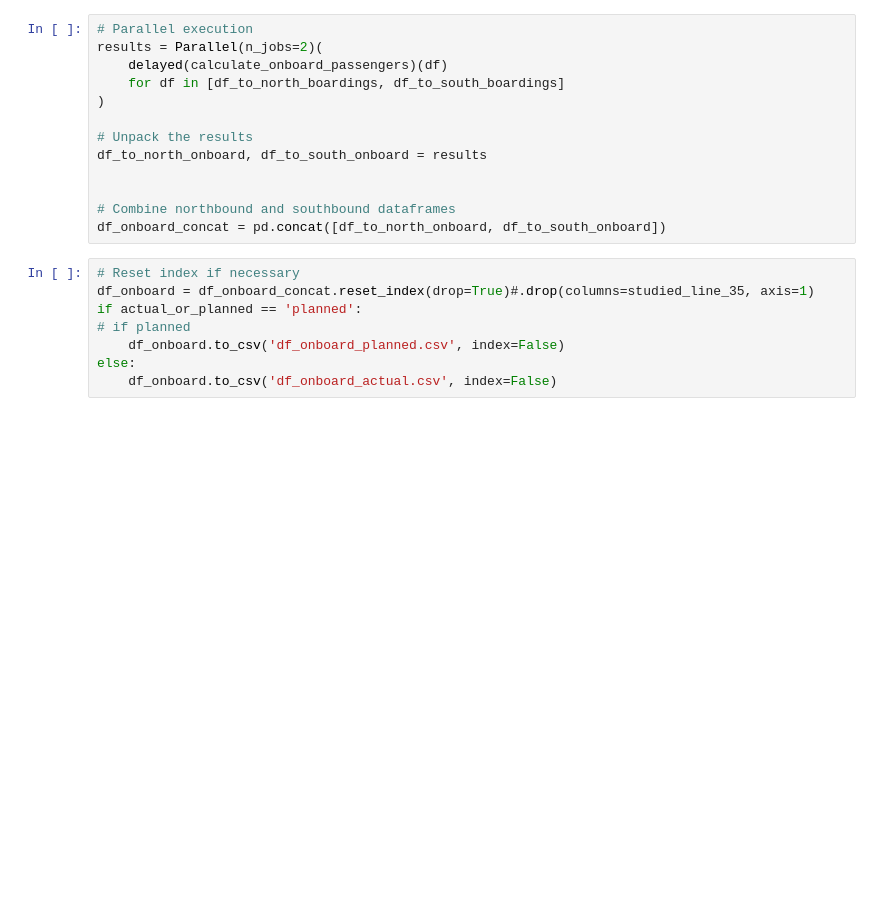
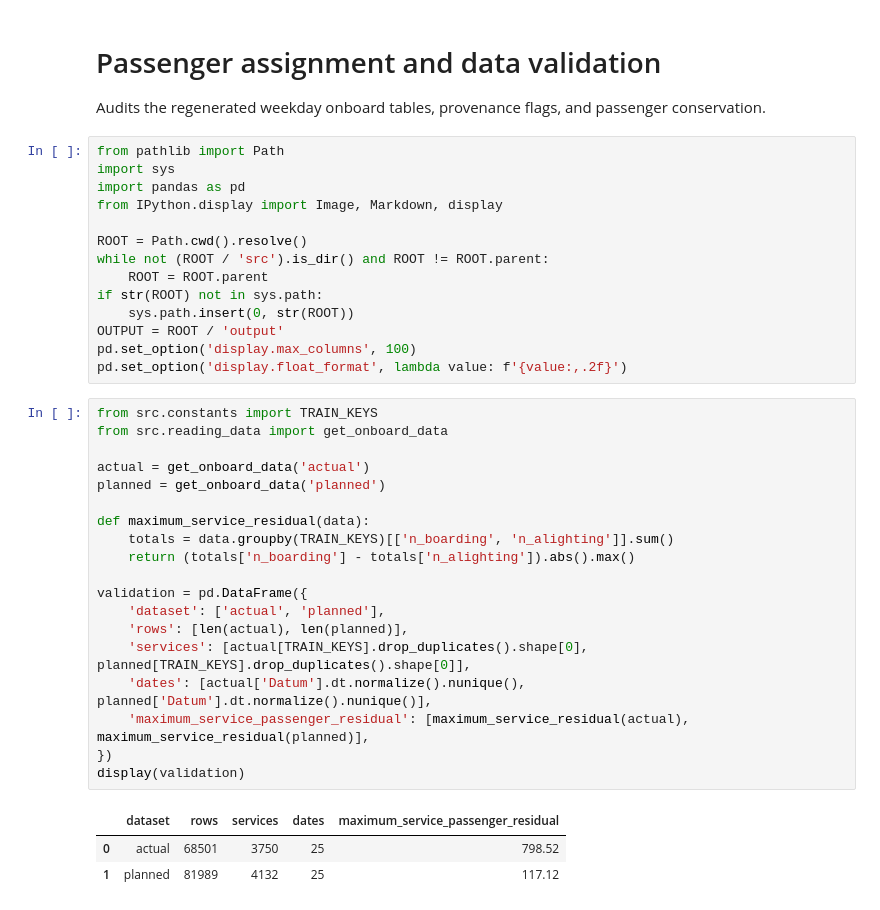
Before and after one commit to abdeaitali/k2-respunkt, a Jupyter notebook: vizualisation/viz_main_merge.ipynb, the cells around one changed output. Cells and saved outputs as stored; diff of their text form; blank space fills up the shorter version.

Commit message:
Revise passenger-centric punctuality analysis

```diff
--- a/vizualisation/viz_main_merge.ipynb
+++ b/vizualisation/viz_main_merge.ipynb
@@ -613,21 +1,41 @@ def calculate_onboard_passengers(df):
-# %%
-# Parallel execution
-results = Parallel(n_jobs=2)(
-    delayed(calculate_onboard_passengers)(df)
-    for df in [df_to_north_boardings, df_to_south_boardings]
-)
-
-# Unpack the results
-df_to_north_onboard, df_to_south_onboard = results
-
-
-# Combine northbound and southbound dataframes
-df_onboard_concat = pd.concat([df_to_north_onboard, df_to_south_onboard])
-# %%
-# Reset index if necessary
-df_onboard = df_onboard_concat.reset_index(drop=True)#.drop(columns=studied_line_35, axis=1)
-if actual_or_planned == 'planned':
-# if planned
-    df_onboard.to_csv('df_onboard_planned.csv', index=False)
-else:
-    df_onboard.to_csv('df_onboard_actual.csv', index=False)
+# %% [markdown]
+# Passenger assignment and data validation
+
+Audits the regenerated weekday onboard tables, provenance flags, and passenger conservation.
+# %%
+from pathlib import Path
+import sys
+import pandas as pd
+from IPython.display import Image, Markdown, display
+
+ROOT = Path.cwd().resolve()
+while not (ROOT / 'src').is_dir() and ROOT != ROOT.parent:
+    ROOT = ROOT.parent
+if str(ROOT) not in sys.path:
+    sys.path.insert(0, str(ROOT))
+OUTPUT = ROOT / 'output'
+pd.set_option('display.max_columns', 100)
+pd.set_option('display.float_format', lambda value: f'{value:,.2f}')
+# %%
+from src.constants import TRAIN_KEYS
+from src.reading_data import get_onboard_data
+
+actual = get_onboard_data('actual')
+planned = get_onboard_data('planned')
+
+def maximum_service_residual(data):
+    totals = data.groupby(TRAIN_KEYS)[['n_boarding', 'n_alighting']].sum()
+    return (totals['n_boarding'] - totals['n_alighting']).abs().max()
+
+validation = pd.DataFrame({
+    'dataset': ['actual', 'planned'],
+    'rows': [len(actual), len(planned)],
+    'services': [actual[TRAIN_KEYS].drop_duplicates().shape[0], planned[TRAIN_KEYS].drop_duplicates().shape[0]],
+    'dates': [actual['Datum'].dt.normalize().nunique(), planned['Datum'].dt.normalize().nunique()],
+    'maximum_service_passenger_residual': [maximum_service_residual(actual), maximum_service_residual(planned)],
+})
+display(validation)
+# %% [output]
+|  | dataset | rows | services | dates | maximum_service_passenger_residual |
+| 0 | actual | 68501 | 3750 | 25 | 798.52 |
+| 1 | planned | 81989 | 4132 | 25 | 117.12 |
```
Also changed, not shown: parts of 40 cells of this notebook, 52 other files.
